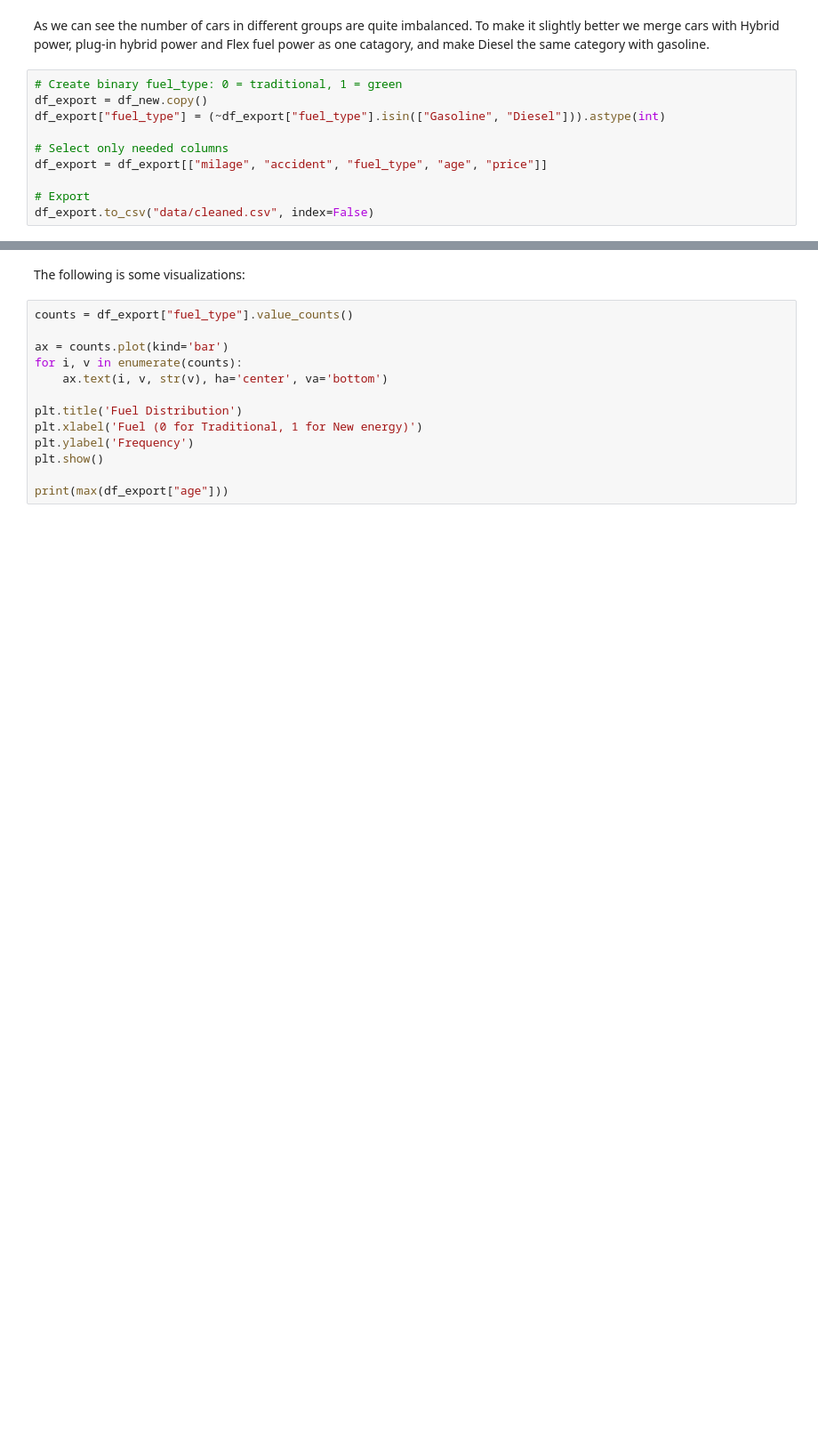
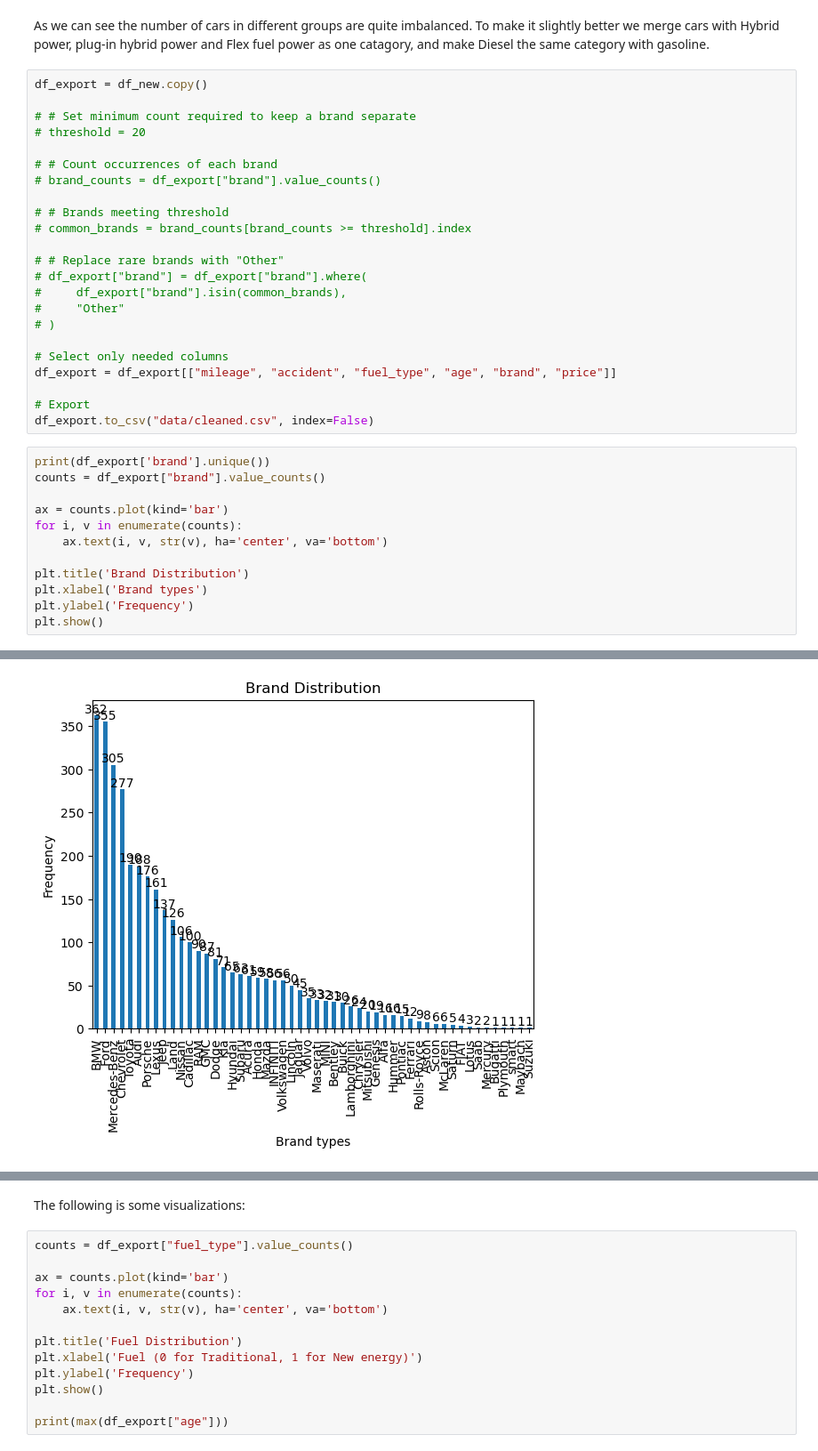
Before and after one commit to JustinTrenchcoat/Bayesian_Stat_2026, a Jupyter notebook: EDA.ipynb, the cells around one changed output, grey strips where cells are left out. Shown at 89% size. Drawn from its saved outputs; the diff is of its cells as text; blank space fills up the shorter version.

```diff
--- a/EDA.ipynb
+++ b/EDA.ipynb
@@ -50,12 +100,38 @@ Categories (5, object): ['Diesel', 'E85 Flex Fuel', 'Gasoline', 'Hybrid', 'Plug-
 # %% [markdown]
 As we can see the number of cars in different groups are quite imbalanced. To make it slightly better we merge cars with Hybrid power, plug-in hybrid power and Flex fuel power as one catagory, and make Diesel the same category with gasoline.
 # %%
-# Create binary fuel_type: 0 = traditional, 1 = green
 df_export = df_new.copy()
-df_export["fuel_type"] = (~df_export["fuel_type"].isin(["Gasoline", "Diesel"])).astype(int)
+
+# # Set minimum count required to keep a brand separate
+# threshold = 20
+
+# # Count occurrences of each brand
+# brand_counts = df_export["brand"].value_counts()
+
+# # Brands meeting threshold
+# common_brands = brand_counts[brand_counts >= threshold].index
+
+# # Replace rare brands with "Other"
+# df_export["brand"] = df_export["brand"].where(
+#     df_export["brand"].isin(common_brands),
+#     "Other"
+# )
 
 # Select only needed columns
-df_export = df_export[["milage", "accident", "fuel_type", "age", "price"]]
+df_export = df_export[["mileage", "accident", "fuel_type", "age", "brand", "price"]]
 
 # Export
 df_export.to_csv("data/cleaned.csv", index=False)
+# %%
+print(df_export['brand'].unique())
+counts = df_export["brand"].value_counts()
+
+ax = counts.plot(kind='bar')
+for i, v in enumerate(counts):
+    ax.text(i, v, str(v), ha='center', va='bottom')
+
+plt.title('Brand Distribution')
+plt.xlabel('Brand types')
+plt.ylabel('Frequency')
+plt.show()
+# %% [output]
@@ -61,0 +145 @@ df_export.to_csv("data/cleaned.csv", index=False)
+[figure, added]
```
Also changed, not shown: parts of 7 cells of this notebook, 2 other files.
